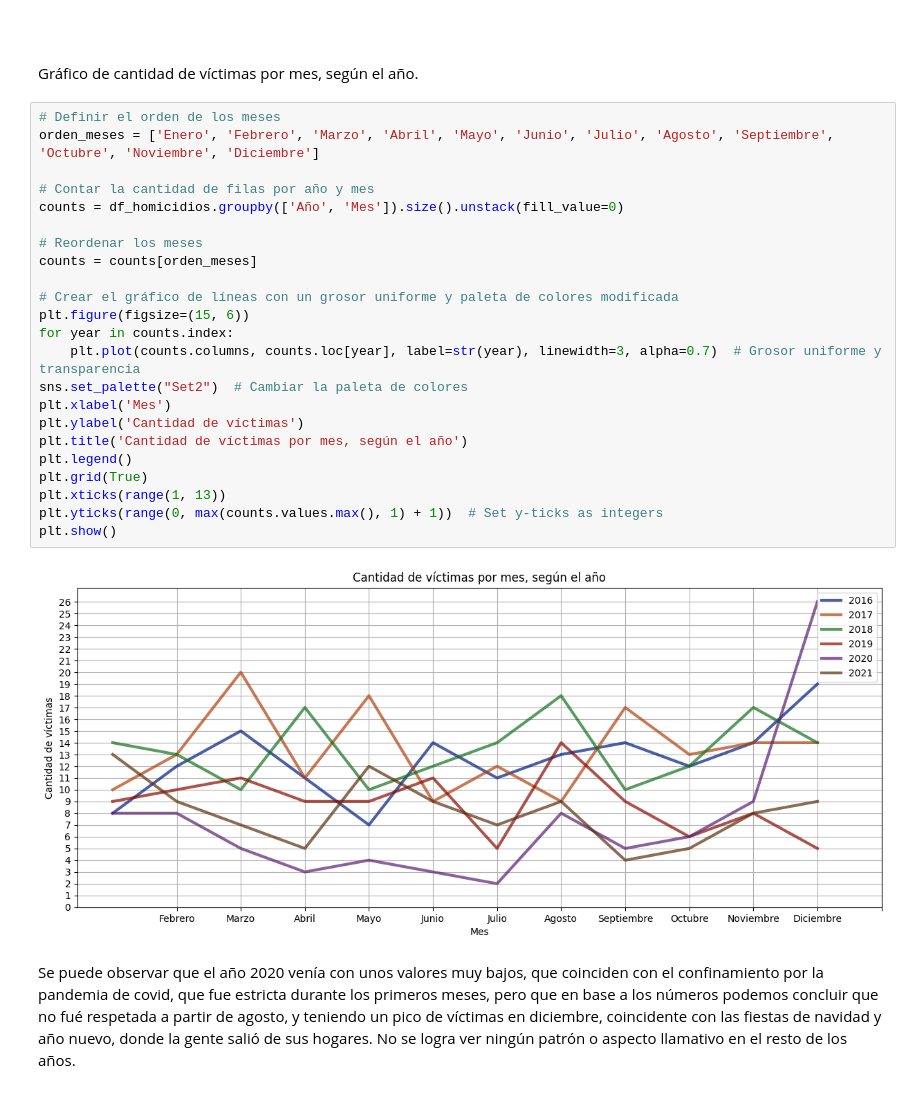
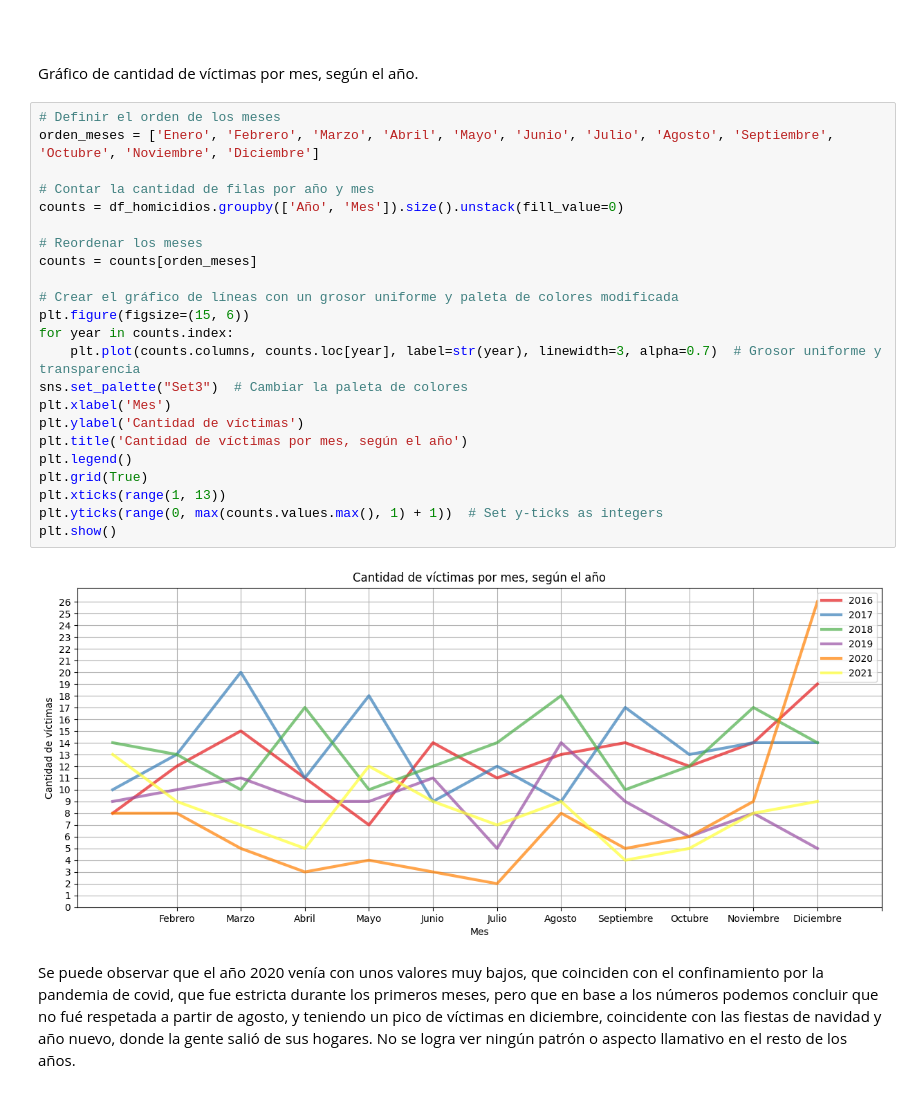
Before and after one commit to SebitaElGordito/PI_02_siniestros_viales, a Jupyter notebook: EDA.ipynb, the cells around one changed output. Drawn from its saved outputs; the diff is of its cells as text.

```diff
--- a/EDA.ipynb
+++ b/EDA.ipynb
@@ -218,28 +236,28 @@ Gráfico de cantidad de víctimas por mes, según el año.
 # %%
 # Definir el orden de los meses
 orden_meses = ['Enero', 'Febrero', 'Marzo', 'Abril', 'Mayo', 'Junio', 'Julio', 'Agosto', 'Septiembre', 'Octubre', 'Noviembre', 'Diciembre']
 
 # Contar la cantidad de filas por año y mes
 counts = df_homicidios.groupby(['Año', 'Mes']).size().unstack(fill_value=0)
 
 # Reordenar los meses
 counts = counts[orden_meses]
 
 # Crear el gráfico de líneas con un grosor uniforme y paleta de colores modificada
 plt.figure(figsize=(15, 6))
 for year in counts.index:
     plt.plot(counts.columns, counts.loc[year], label=str(year), linewidth=3, alpha=0.7)  # Grosor uniforme y transparencia
-sns.set_palette("Set2")  # Cambiar la paleta de colores
+sns.set_palette("Set3")  # Cambiar la paleta de colores
 plt.xlabel('Mes')
 plt.ylabel('Cantidad de víctimas')
 plt.title('Cantidad de víctimas por mes, según el año')
 plt.legend()
 plt.grid(True)
 plt.xticks(range(1, 13))
 plt.yticks(range(0, max(counts.values.max(), 1) + 1))  # Set y-ticks as integers
 plt.show()
 # %% [output]
-[figure, old version]
+[figure, new version]
 # %% [markdown]
 Se puede observar que el año 2020 venía con unos valores muy bajos, que coinciden con el confinamiento por la pandemia de covid, que fue estricta durante los primeros meses, pero que en base a los números podemos concluir que no fué respetada a partir de agosto, y teniendo un pico de víctimas en diciembre, coincidente con las fiestas de navidad y año nuevo, donde la gente salió de sus hogares. No se logra ver ningún patrón o aspecto llamativo en el resto de los años.
 # %% [markdown]
```
Also changed, not shown: parts of 23 cells of this notebook, 9 other files.
